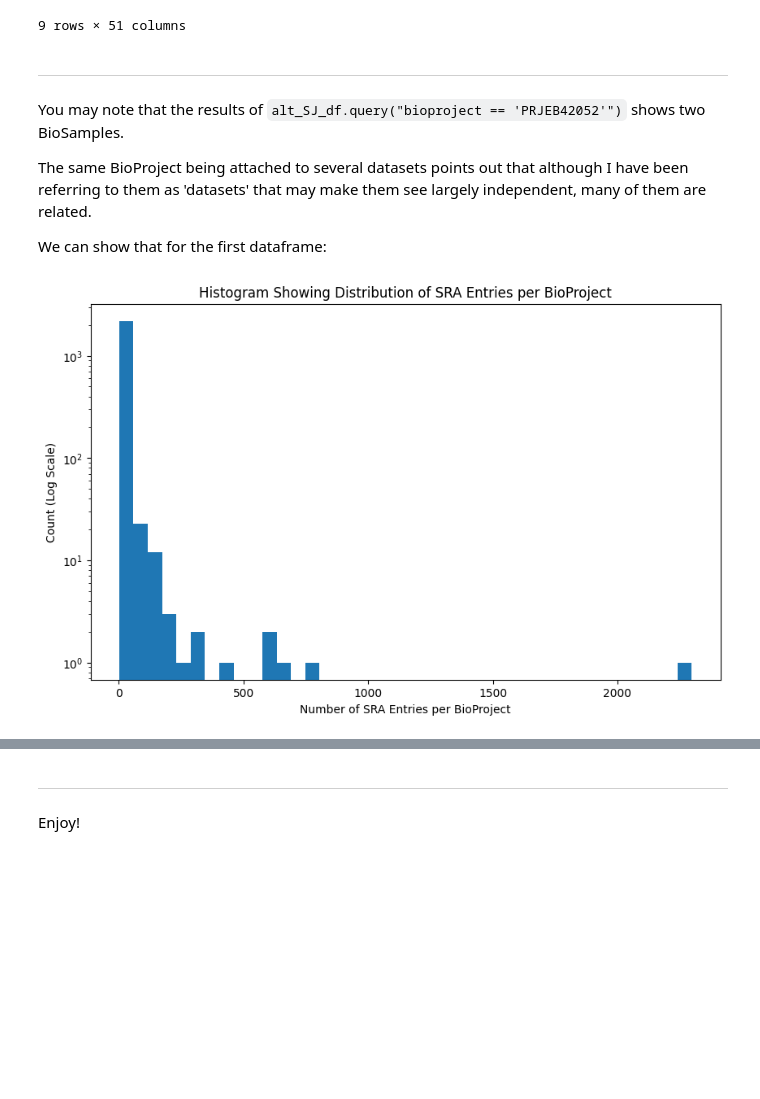
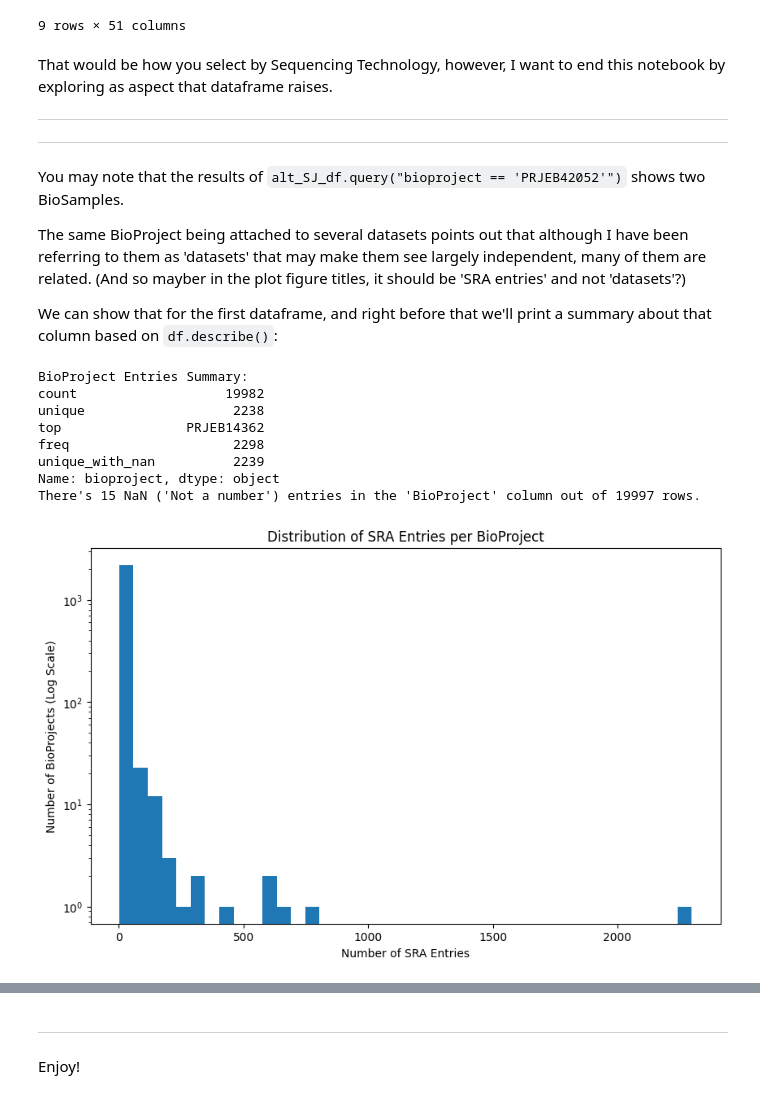
Before and after one commit to fomightez/logan_results_analysis-binder, a Jupyter notebook: notebooks/Selecting_Logan_Search_results_by_Sequencing_Technology_using_Python_in_Jupyter.ipynb, the cells around one changed output, grey strips where cells are left out. Drawn from its saved outputs; the diff is of its cells as text; code cells hidden in the pictures; blank space fills up the shorter version.

Commit message:
add BioSamples and clean up BioProject section

```diff
--- a/notebooks/Selecting_Logan_Search_results_by_Sequencing_Technology_using_Python_in_Jupyter.ipynb
+++ b/notebooks/Selecting_Logan_Search_results_by_Sequencing_Technology_using_Python_in_Jupyter.ipynb
@@ -134,37 +134,52 @@ alt_SJ_df.query("bioproject == 'PRJEB42052'")
 | 16769 | ERR5654685 | 1 | PRJEB42052 | SAMEA8492553 | Targeting the m6A RNA modificatio... | N6-methyladenosine (m6A) is an ab... | ERS6177358 | ... |
 9 rows × 51 columns
 # %% [markdown]
+That would be how you select by Sequencing Technology, however, I want to end this notebook by exploring as aspect that dataframe raises.
+
 ------
+
+-----
 
 You may note that the results of `alt_SJ_df.query("bioproject == 'PRJEB42052'")` shows two BioSamples.
 
-The same BioProject being attached to several datasets points out that although I have been referring to them as 'datasets' that may make them see largely independent, many of them are related.
+The same BioProject being attached to several datasets points out that although I have been referring to them as 'datasets' that may make them see largely independent, many of them are related. (And so mayber in the plot figure titles, it should be 'SRA entries' and not 'datasets'?)
 
-We can show that for the first dataframe:
+We can show that for the first dataframe, and right before that we'll print a summary about that column based on `df.describe()`:
 # %%
 import matplotlib.pyplot as plt
 import seaborn as sns
 import numpy as np
 import pandas as pd
 
 df = alt_SJ_df
+bioproject_counts = df['bioproject'].value_counts() # Calculate SRA entries per BioProject
+plot_data = pd.DataFrame({'bioproject_counts': bioproject_counts.values}) # Create a DataFrame for plotting
 
-# Calculate SRA entries per BioProject
-bioproject_counts = df['bioproject'].value_counts()
+print("BioProject Entries Summary:")
+bioproject_desc = df['bioproject'].describe(include='all')
+unique_counts_including_nan = df['bioproject'].nunique(dropna=False) # Calculate the unique counts including NaN
 
-# Create a DataFrame for plotting
-plot_data = pd.DataFrame({'bioproject_counts': bioproject_counts.values})
-
-#print("Data Distribution:")
-#print(plot_data['bioproject_counts'].describe())
+# Add the unique counts to the describe output - this is to overcome that Pandas distinguishes between statistical uniqueness (used by `describe()`) and simple value uniqueness (used by `unique()`).
+bioproject_desc.loc['unique_with_nan'] = unique_counts_including_nan
+print(bioproject_desc)
+if bioproject_desc['unique'] < unique_counts_including_nan:
+    print(f"There's {int(df['bioproject'].isna().sum())} NaN ('Not a number') entries in the 'BioProject' column out of {len(df)} rows.")
 
 plt.figure(figsize=(10, 6))
 plt.hist(plot_data['bioproject_counts'], bins=40, log=True)
 plt.title('Matplotlib log=True')
-plt.title('Histogram Showing Distribution of SRA Entries per BioProject')
-plt.xlabel('Number of SRA Entries per BioProject')
-plt.ylabel('Count (Log Scale)')
+plt.title('Distribution of SRA Entries per BioProject')
+plt.xlabel('Number of SRA Entries')
+plt.ylabel('Number of BioProjects (Log Scale)')
 plt.show()
 # %% [output]
+BioProject Entries Summary:
+count                   19982
+unique                   2238
+top                PRJEB14362
+freq                     2298
+unique_with_nan          2239
+Name: bioproject, dtype: object
+There's 15 NaN ('Not a number') entries in the 'BioProject' column out of 19997 rows.
-[figure, old version]
+[figure, new version]
 # %% [markdown]
```
Also changed, not shown: parts of 5 cells of this notebook.
